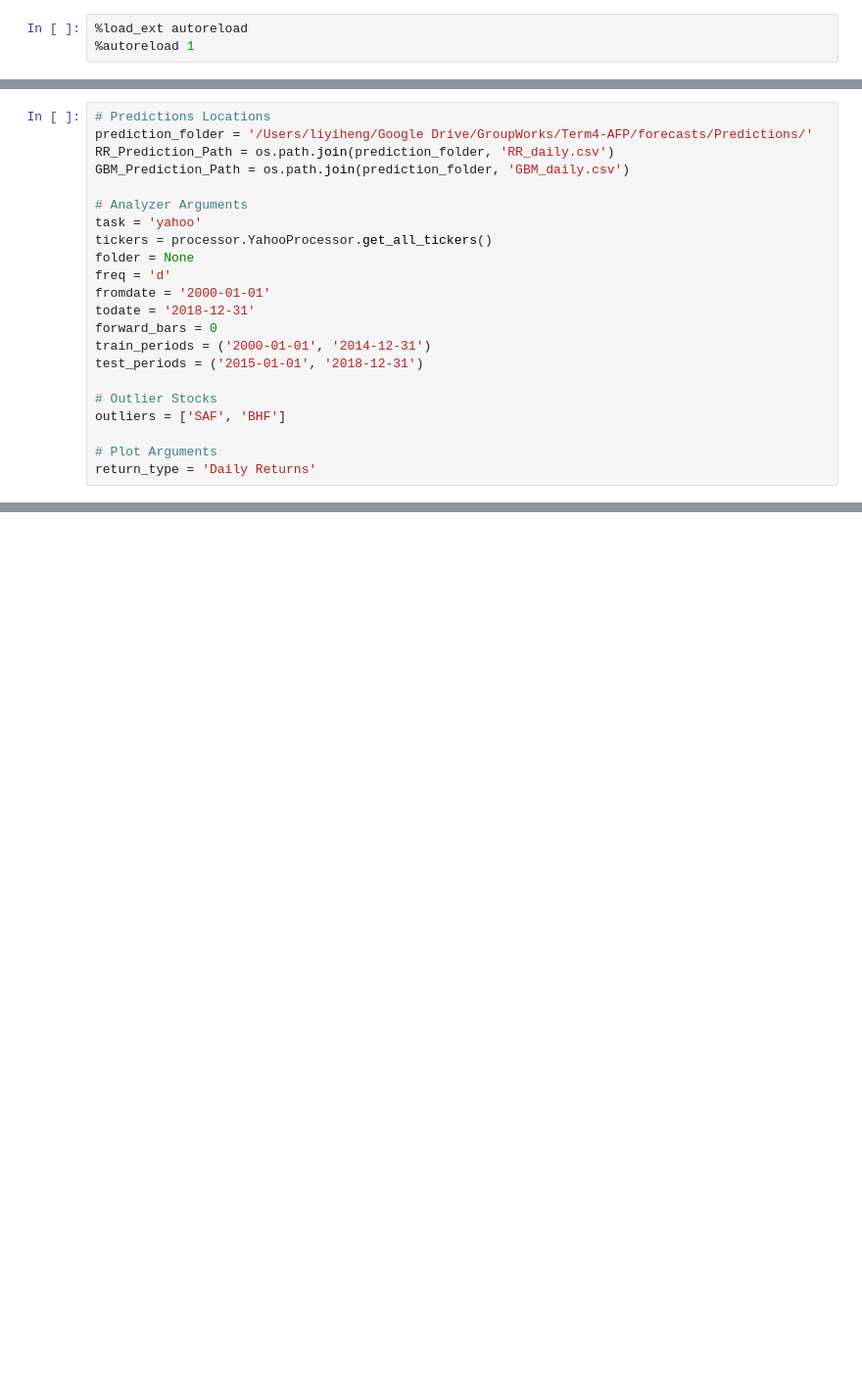
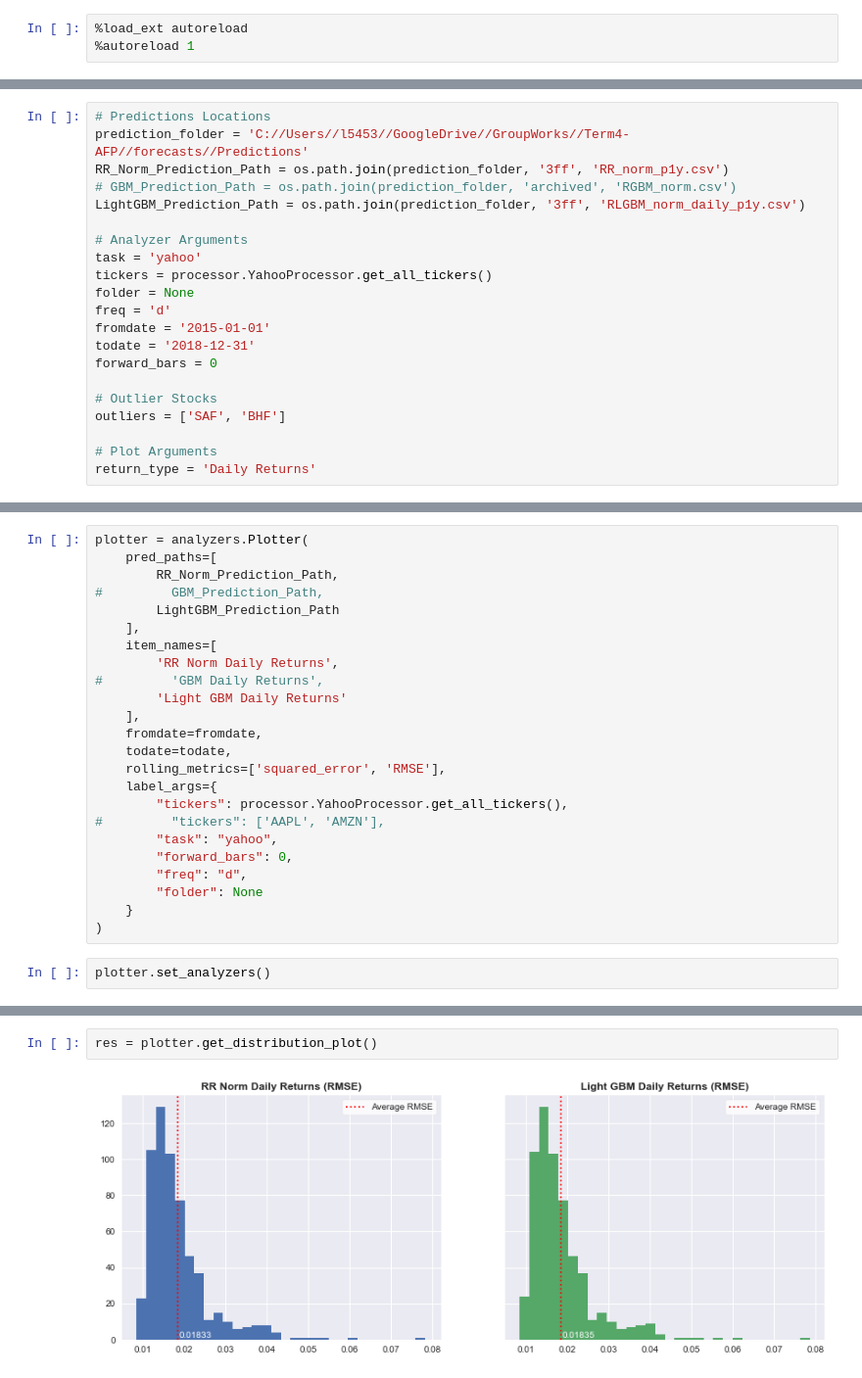
Before and after one commit to yihengli/AFP_Forecast_Alpha_Using_ML, a Jupyter notebook: forecasts/analysis/rr_vs_gbm_daily.ipynb, the cells around one changed output, grey strips where cells are left out. Shown at 98% size. Cells and saved outputs as stored; diff of their text form; blank space fills up the shorter version.

Commit message:
✏️ [analysis] added rr vs gbm daily

```diff
--- a/forecasts/analysis/rr_vs_gbm_daily.ipynb
+++ b/forecasts/analysis/rr_vs_gbm_daily.ipynb
@@ -27,19 +13,18 @@ mpl.rcParams['legend.facecolor'] = 'w'
 # %%
 # Predictions Locations
-prediction_folder = '/Users/liyiheng/Google Drive/GroupWorks/Term4-AFP/forecasts/Predictions/'
-RR_Prediction_Path = os.path.join(prediction_folder, 'RR_daily.csv')
-GBM_Prediction_Path = os.path.join(prediction_folder, 'GBM_daily.csv')
+prediction_folder = 'C://Users//l5453//GoogleDrive//GroupWorks//Term4-AFP//forecasts//Predictions'
+RR_Norm_Prediction_Path = os.path.join(prediction_folder, '3ff', 'RR_norm_p1y.csv')
+# GBM_Prediction_Path = os.path.join(prediction_folder, 'archived', 'RGBM_norm.csv')
+LightGBM_Prediction_Path = os.path.join(prediction_folder, '3ff', 'RLGBM_norm_daily_p1y.csv')
 
 # Analyzer Arguments
 task = 'yahoo'
 tickers = processor.YahooProcessor.get_all_tickers()
 folder = None
 freq = 'd'
-fromdate = '2000-01-01'
+fromdate = '2015-01-01'
 todate = '2018-12-31'
 forward_bars = 0
-train_periods = ('2000-01-01', '2014-12-31')
-test_periods = ('2015-01-01', '2018-12-31')
 
 # Outlier Stocks
 outliers = ['SAF', 'BHF']
@@ -202,0 +34,26 @@ ax.legend((l1, l2), ('RR %s' % return_type, 'GBM %s' % return_type))
+# %%
+plotter = analyzers.Plotter(
+    pred_paths=[
+        RR_Norm_Prediction_Path,
+#         GBM_Prediction_Path,
+        LightGBM_Prediction_Path
+    ],
+    item_names=[
+        'RR Norm Daily Returns',
+#         'GBM Daily Returns',
+        'Light GBM Daily Returns'
+    ],
+    fromdate=fromdate,
+    todate=todate,
+    rolling_metrics=['squared_error', 'RMSE'],
+    label_args={
+        "tickers": processor.YahooProcessor.get_all_tickers(),
+#         "tickers": ['AAPL', 'AMZN'],
+        "task": "yahoo",
+        "forward_bars": 0,
+        "freq": "d",
+        "folder": None
+    }
+)
+# %%
+plotter.set_analyzers()
@@ -202,0 +102,4 @@ ax.legend((l1, l2), ('RR %s' % return_type, 'GBM %s' % return_type))
+# %%
+res = plotter.get_distribution_plot()
+# %% [output]
+[figure, added]
```
Also changed, not shown: parts of 29 cells of this notebook, 2 other files.
